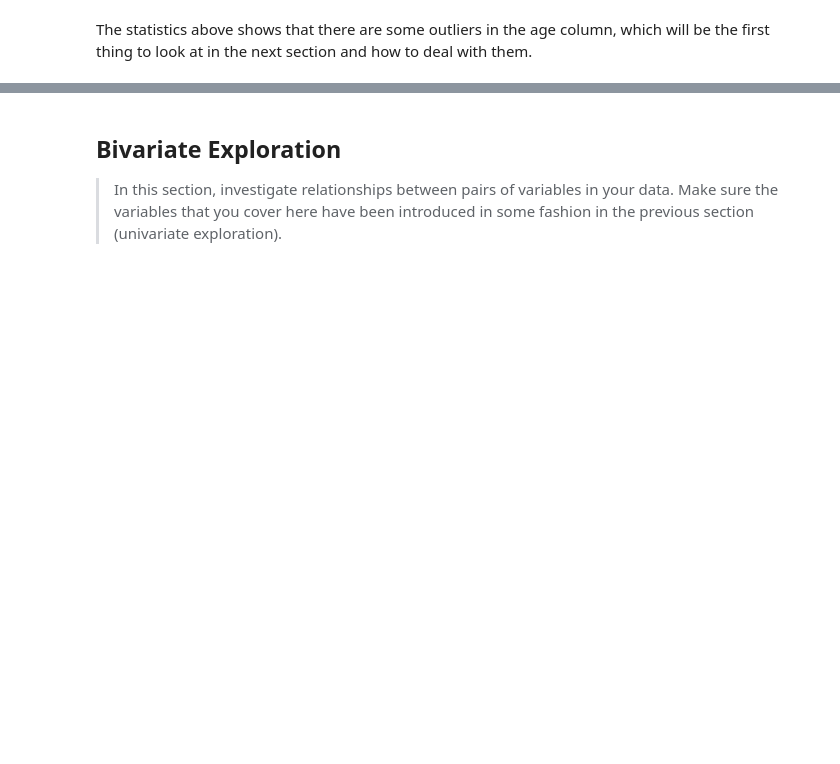
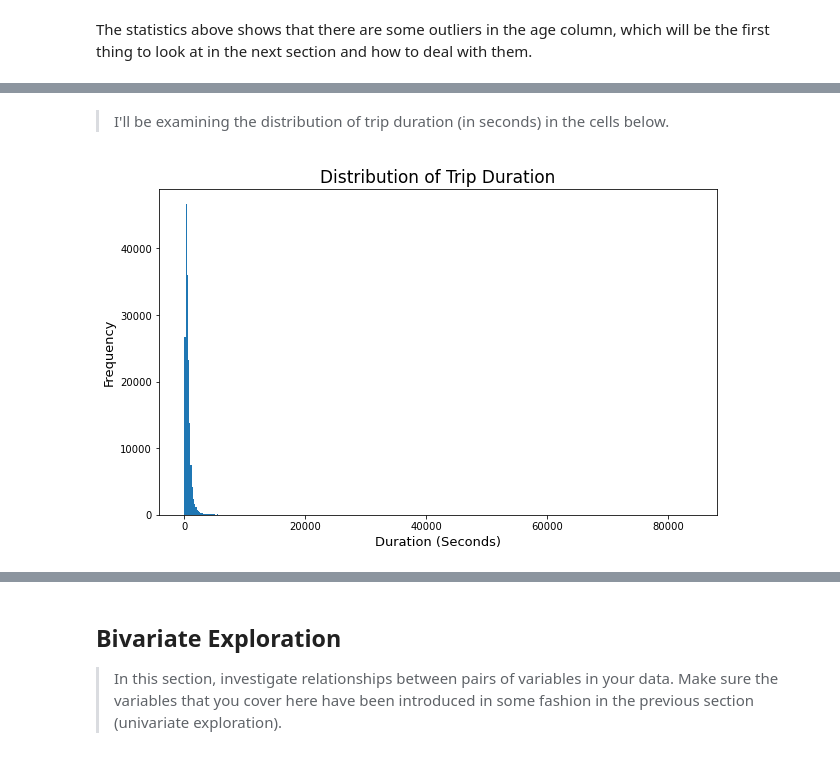
Before and after one commit to Abdulraheembashir043/Ford_GoBike_System_Data_Exploration, a Jupyter notebook: Part_I_exploration_template.ipynb, the cells around one changed output, grey strips where cells are left out. Cells and saved outputs as stored; diff of their text form; code cells hidden in the pictures; blank space fills up the shorter version.

```diff
--- a/Part_I_exploration_template.ipynb
+++ b/Part_I_exploration_template.ipynb
@@ -240,0 +320,13 @@ and prepare yourself to look at relationships between variables.
+# %% [markdown]
+> I'll be examining the distribution of trip duration (in seconds) in the cells below.
+# %%
+# ploting the distribution of trip duration
+
+plt.figure(figsize = [10, 6])
+bins = np.arange(60, 84000, 200) # the values here are informed by the descriptive statistics
+plt.hist(data = bike_df, x = 'duration_sec' , bins = bins)
+plt.xlabel('Duration (Seconds)', size = 13)
+plt.ylabel('Frequency', size = 13)
+plt.title('Distribution of Trip Duration', size = 17);
+# %% [output]
+[figure, added]
```
Also changed, not shown: parts of 35 cells of this notebook, 1 other file.
